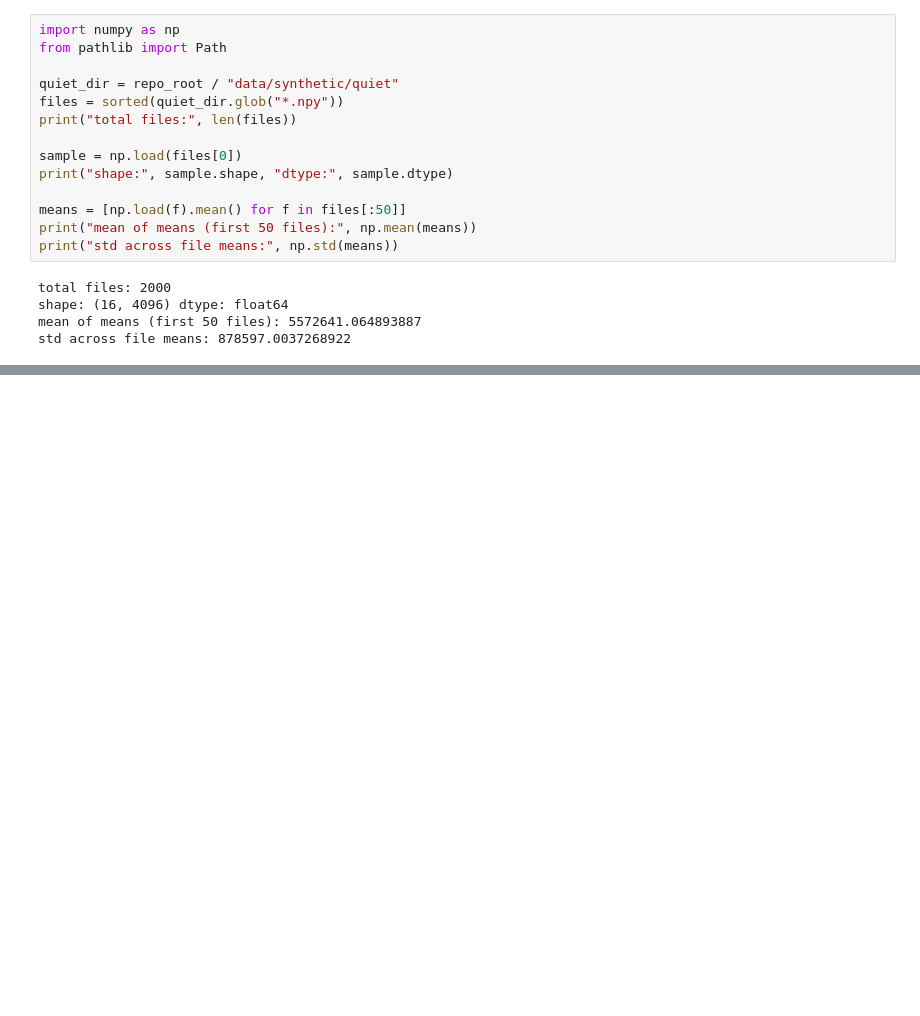
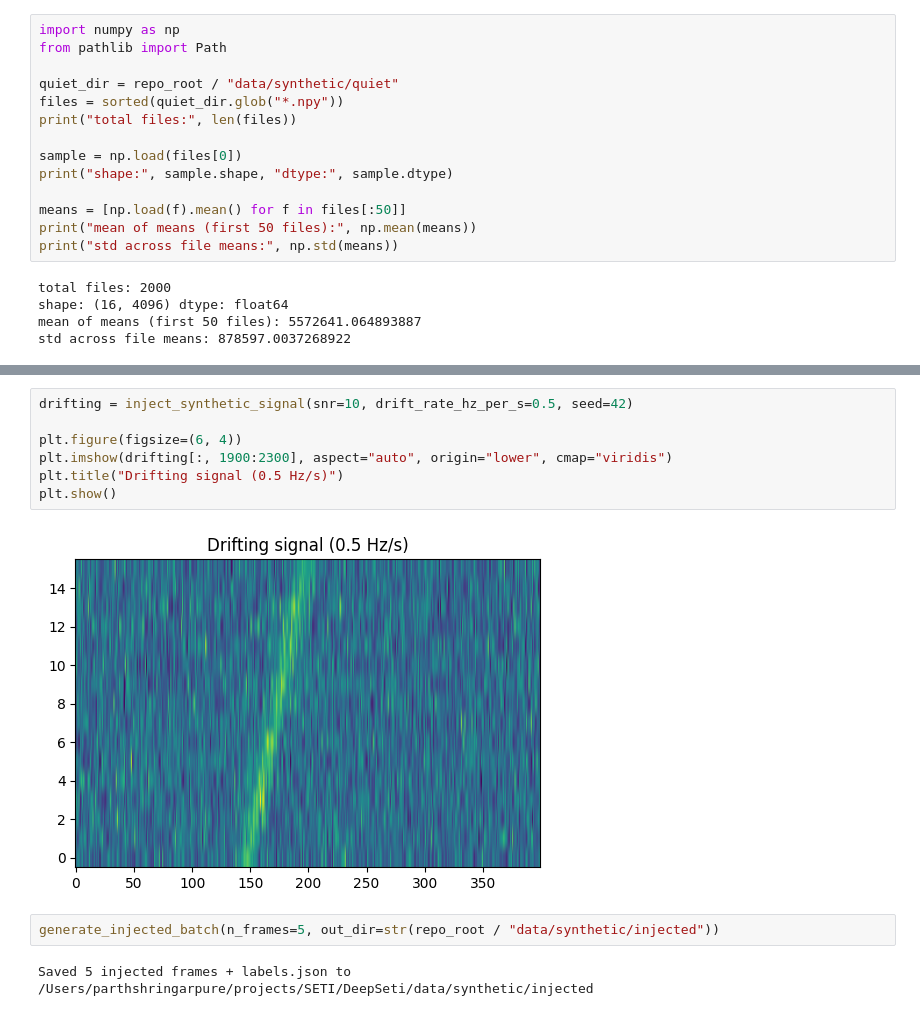
Before and after one commit to ParthShringarpure09/deepseti, a Jupyter notebook: notebooks/01_setigen_exploration.ipynb, the cells around one changed output, grey strips where cells are left out. Saved outputs shown, nothing was run; the diff lists cells and outputs as text; blank space fills up the shorter version.

```diff
--- a/notebooks/01_setigen_exploration.ipynb
+++ b/notebooks/01_setigen_exploration.ipynb
@@ -124,0 +155,13 @@ ImportError: cannot import name 'generate_quiet_batch' from 'src.data.synthetic'
+# %%
+drifting = inject_synthetic_signal(snr=10, drift_rate_hz_per_s=0.5, seed=42)
+
+plt.figure(figsize=(6, 4))
+plt.imshow(drifting[:, 1900:2300], aspect="auto", origin="lower", cmap="viridis")
+plt.title("Drifting signal (0.5 Hz/s)")
+plt.show()
+# %% [output]
+[figure, added]
+# %%
+generate_injected_batch(n_frames=5, out_dir=str(repo_root / "data/synthetic/injected"))
+# %% [output]
+Saved 5 injected frames + labels.json to /Users/parthshringarpure/projects/SETI/DeepSeti/data/synthetic/injected
```
Also changed, not shown: parts of 6 cells of this notebook, 3 other files.
